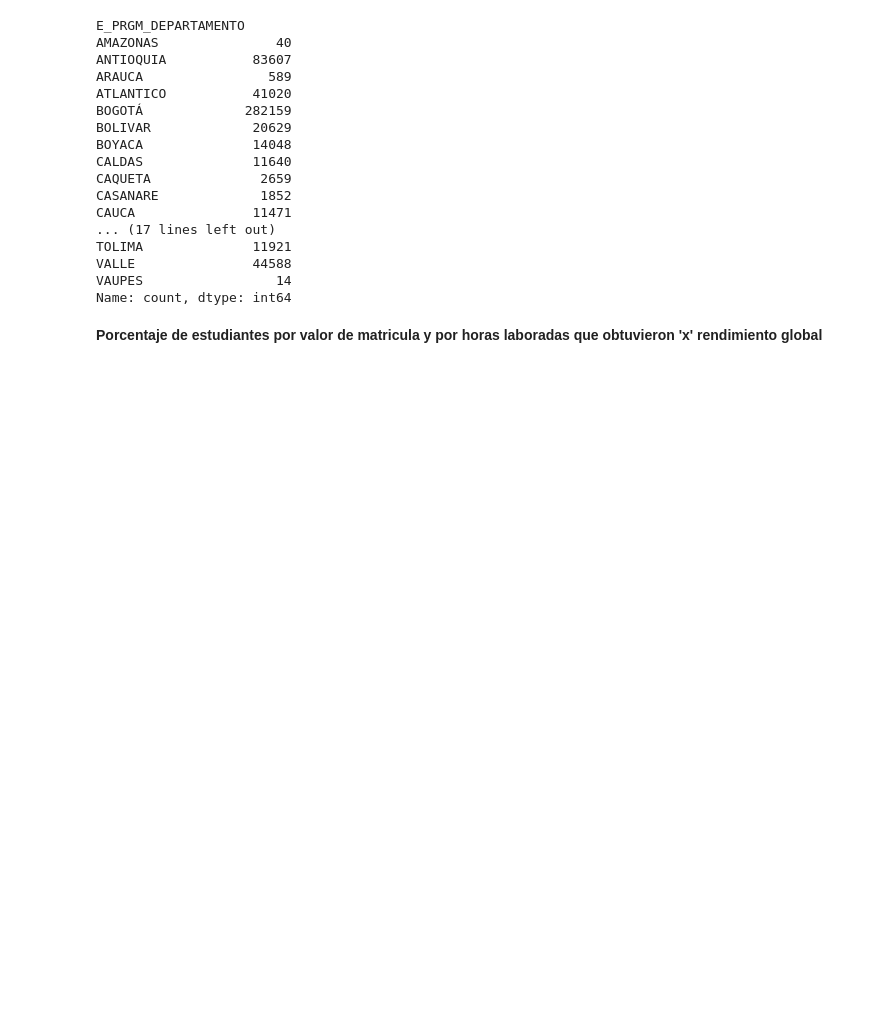
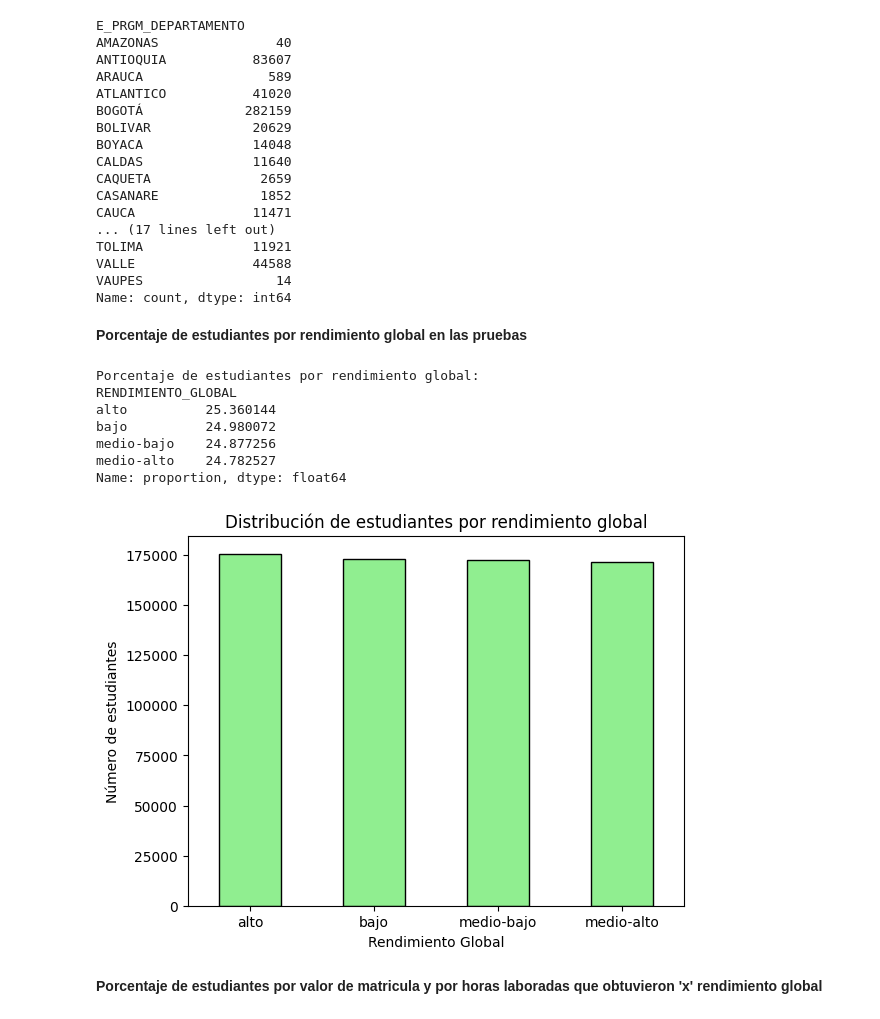
Before and after one commit to CarlosMejia07/Proyecto-Kaggle-UdeA-20252, a Jupyter notebook: 01-exploración.ipynb, the cells around one changed output. Drawn from its saved outputs; the diff is of its cells as text; code cells hidden in the pictures; blank space fills up the shorter version.

```diff
--- a/01-exploración.ipynb
+++ b/01-exploración.ipynb
@@ -86,6 +86,32 @@ TOLIMA              11921
 VALLE               44588
 VAUPES                 14
 Name: count, dtype: int64
+# %% [markdown]
+**Porcentaje de estudiantes por rendimiento global en las pruebas**
+# %%
+import matplotlib.pyplot as plt
+porcentajes2 = z1["RENDIMIENTO_GLOBAL"].value_counts(normalize=True) * 100
+print("Porcentaje de estudiantes por rendimiento global:")
+print(porcentajes2)
+
+z1["RENDIMIENTO_GLOBAL"].value_counts().plot(
+    kind="bar", color="lightgreen", edgecolor="black"
+)
+
+plt.title("Distribución de estudiantes por rendimiento global")
+plt.xlabel("Rendimiento Global")
+plt.ylabel("Número de estudiantes")
+plt.xticks(rotation=0)
+plt.show()
+# %% [output]
+Porcentaje de estudiantes por rendimiento global:
+RENDIMIENTO_GLOBAL
+alto          25.360144
+bajo          24.980072
+medio-bajo    24.877256
+medio-alto    24.782527
+Name: proportion, dtype: float64
+[figure, added]
 # %% [markdown]
 **Porcentaje de estudiantes por valor de matricula y por horas laboradas que obtuvieron 'x' rendimiento global**
 # %%
```
Also changed, not shown: parts of 1 cell of this notebook.
